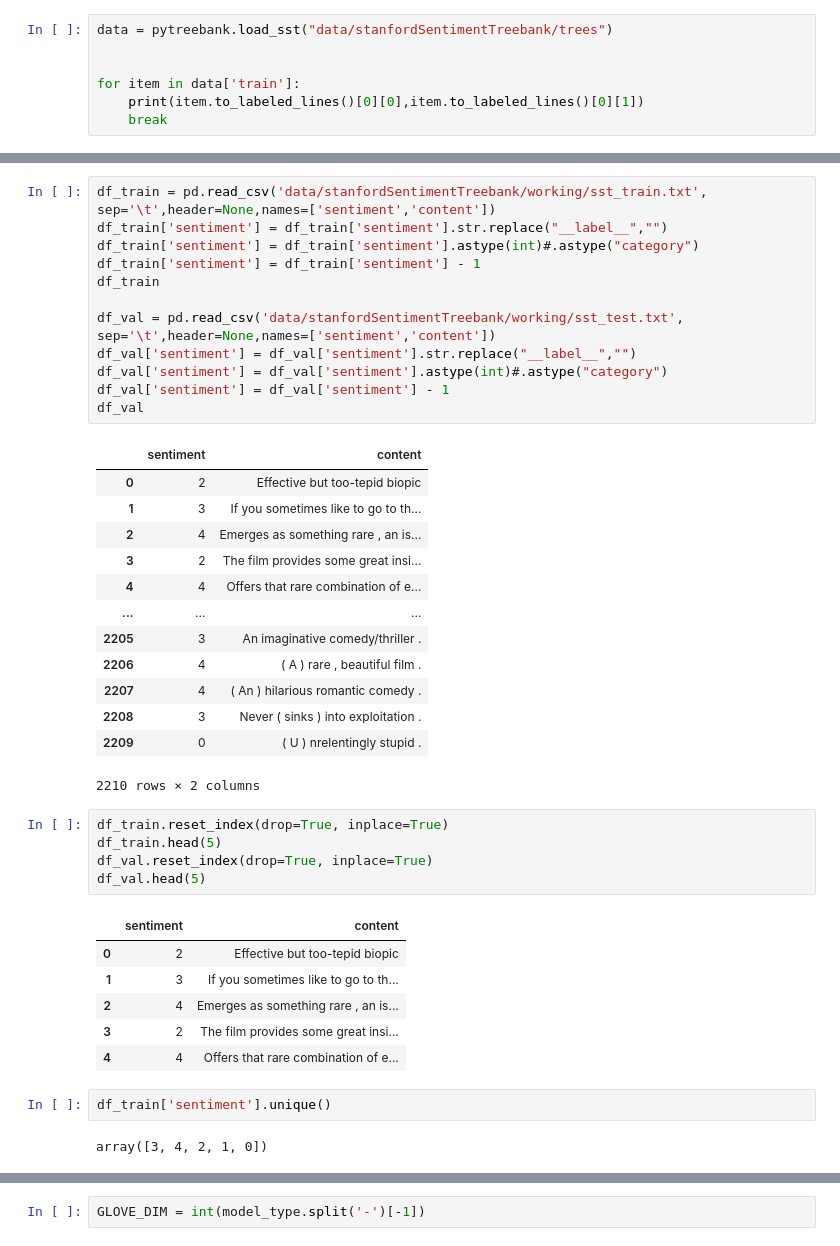
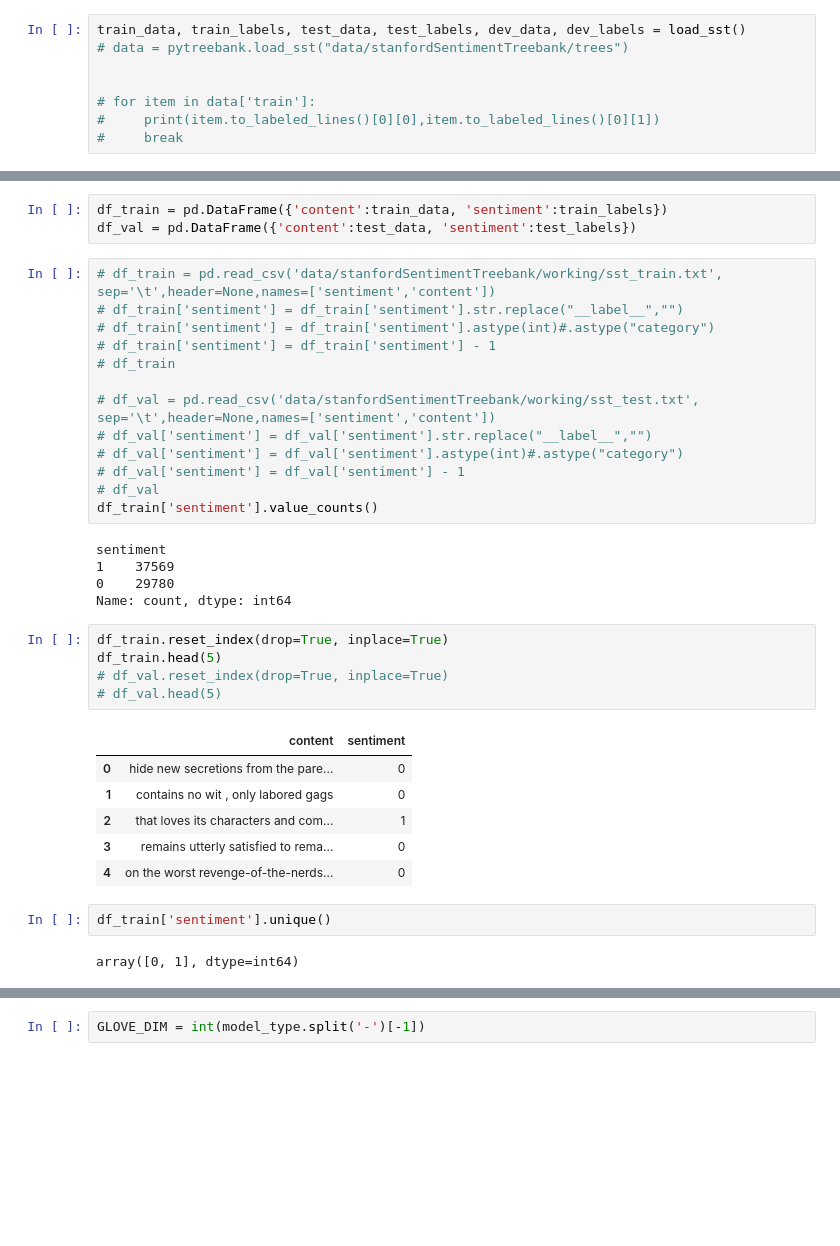
Before and after one commit to StevenShen3641/SC4001-Neural-Network-and-Deep-Learning, a Jupyter notebook: Project/SST_Kian_HAN_Test.ipynb, the cells around one changed output, grey strips where cells are left out. Cells and saved outputs as stored; diff of their text form; blank space fills up the shorter version.

```diff
--- a/Project/SST_Kian_HAN_Test.ipynb
+++ b/Project/SST_Kian_HAN_Test.ipynb
@@ -26,10 +27,11 @@ from keras import initializers
 [nltk_data]     C:\Users\Kiann\AppData\Roaming\nltk_data...
 [nltk_data]   Package stopwords is already up-to-date!
 # %%
-data = pytreebank.load_sst("data/stanfordSentimentTreebank/trees")
+train_data, train_labels, test_data, test_labels, dev_data, dev_labels = load_sst()
+# data = pytreebank.load_sst("data/stanfordSentimentTreebank/trees")
 
 
-for item in data['train']:
-    print(item.to_labeled_lines()[0][0],item.to_labeled_lines()[0][1])
-    break
+# for item in data['train']:
+#     print(item.to_labeled_lines()[0][0],item.to_labeled_lines()[0][1])
+#     break
 # %% [output]
@@ -52,45 +50,40 @@ done with <_io.TextIOWrapper name='data/stanfordSentimentTreebank/working/sst_de
+# %%
+df_train = pd.DataFrame({'content':train_data, 'sentiment':train_labels})
+df_val = pd.DataFrame({'content':test_data, 'sentiment':test_labels})
 # %%
-df_train = pd.read_csv('data/stanfordSentimentTreebank/working/sst_train.txt', sep='\t',header=None,names=['sentiment','content'])
-df_train['sentiment'] = df_train['sentiment'].str.replace("__label__","")
-df_train['sentiment'] = df_train['sentiment'].astype(int)#.astype("category")
-df_train['sentiment'] = df_train['sentiment'] - 1
-df_train
+# df_train = pd.read_csv('data/stanfordSentimentTreebank/working/sst_train.txt', sep='\t',header=None,names=['sentiment','content'])
+# df_train['sentiment'] = df_train['sentiment'].str.replace("__label__","")
+# df_train['sentiment'] = df_train['sentiment'].astype(int)#.astype("category")
+# df_train['sentiment'] = df_train['sentiment'] - 1
+# df_train
 
-df_val = pd.read_csv('data/stanfordSentimentTreebank/working/sst_test.txt', sep='\t',header=None,names=['sentiment','content'])
-df_val['sentiment'] = df_val['sentiment'].str.replace("__label__","")
-df_val['sentiment'] = df_val['sentiment'].astype(int)#.astype("category")
-df_val['sentiment'] = df_val['sentiment'] - 1
-df_val
+# df_val = pd.read_csv('data/stanfordSentimentTreebank/working/sst_test.txt', sep='\t',header=None,names=['sentiment','content'])
+# df_val['sentiment'] = df_val['sentiment'].str.replace("__label__","")
+# df_val['sentiment'] = df_val['sentiment'].astype(int)#.astype("category")
+# df_val['sentiment'] = df_val['sentiment'] - 1
+# df_val
+df_train['sentiment'].value_counts()
 # %% [output]
-|  | sentiment | content |
-| 0 | 2 | Effective but too-tepid biopic |
-| 1 | 3 | If you sometimes like to go to th... |
-| 2 | 4 | Emerges as something rare , an is... |
-| 3 | 2 | The film provides some great insi... |
-| 4 | 4 | Offers that rare combination of e... |
-| ... | ... | ... |
-| 2205 | 3 | An imaginative comedy/thriller . |
-| 2206 | 4 | ( A ) rare , beautiful film . |
-| 2207 | 4 | ( An ) hilarious romantic comedy . |
-| 2208 | 3 | Never ( sinks ) into exploitation . |
-| 2209 | 0 | ( U ) nrelentingly stupid . |
-2210 rows × 2 columns
+sentiment
+1    37569
+0    29780
+Name: count, dtype: int64
 # %%
 df_train.reset_index(drop=True, inplace=True)
 df_train.head(5)
-df_val.reset_index(drop=True, inplace=True)
-df_val.head(5)
+# df_val.reset_index(drop=True, inplace=True)
+# df_val.head(5)
 # %% [output]
-|  | sentiment | content |
-| 0 | 2 | Effective but too-tepid biopic |
-| 1 | 3 | If you sometimes like to go to th... |
-| 2 | 4 | Emerges as something rare , an is... |
-| 3 | 2 | The film provides some great insi... |
-| 4 | 4 | Offers that rare combination of e... |
+|  | content | sentiment |
+| 0 | hide new secretions from the pare... | 0 |
+| 1 | contains no wit , only labored gags | 0 |
+| 2 | that loves its characters and com... | 1 |
+| 3 | remains utterly satisfied to rema... | 0 |
+| 4 | on the worst revenge-of-the-nerds... | 0 |
 # %%
 df_train['sentiment'].unique()
 # %% [output]
-array([3, 4, 2, 1, 0])
+array([0, 1], dtype=int64)
 # %%
 import torch
 import tqdm
```
Also changed, not shown: parts of 13 cells of this notebook, 1 other file.
